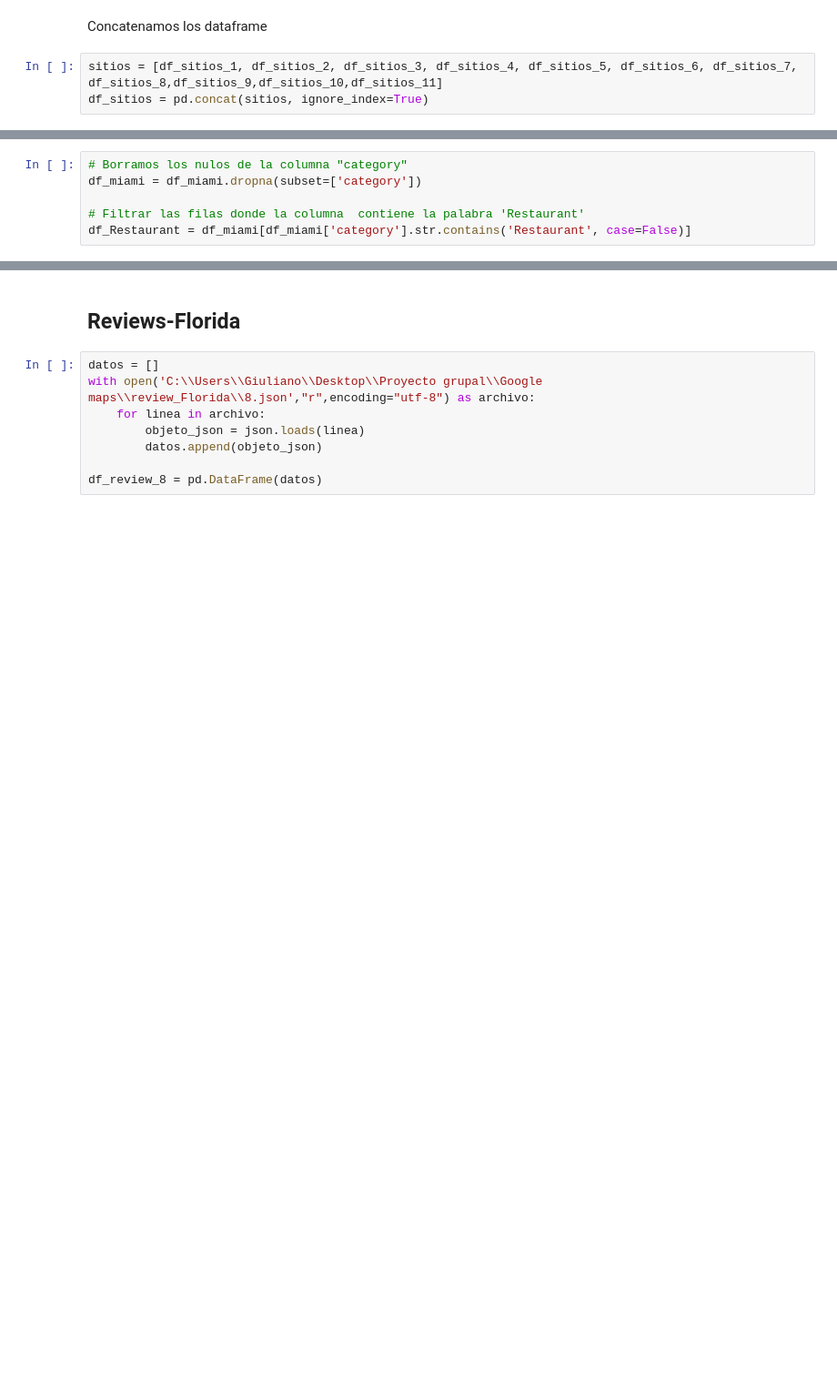
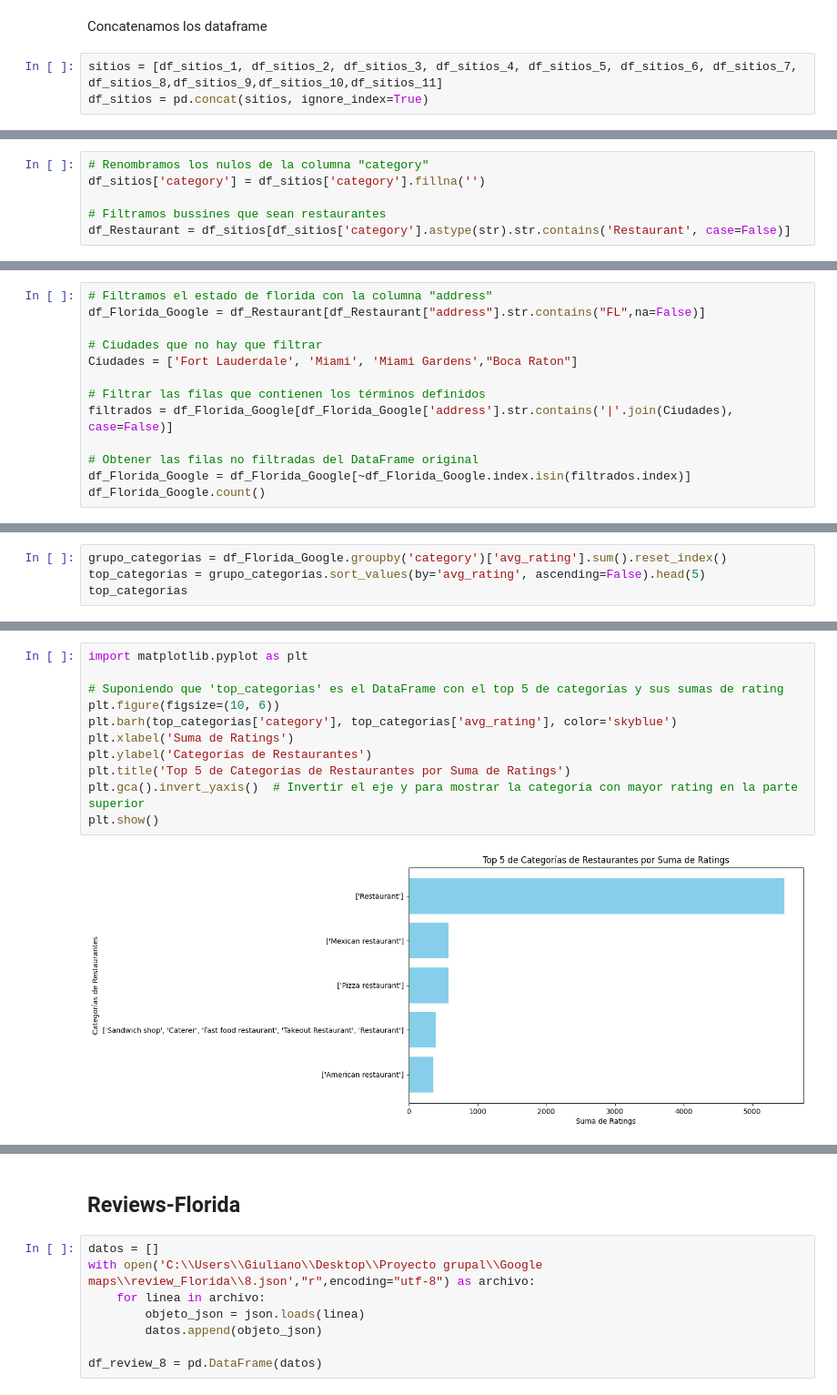
Before and after one commit to rfpcast/Proyecto-DA-Miami-2026, a Jupyter notebook: EDA.ipynb, the cells around one changed output, grey strips where cells are left out. Shown: that part at 91% size. Saved outputs shown, nothing was run; the diff lists cells and outputs as text; blank space fills up the shorter version.

```diff
--- a/EDA.ipynb
+++ b/EDA.ipynb
@@ -425 +381,7 @@ df_miami["address"].count()
+# %%
+# Renombramos los nulos de la columna "category"
+df_sitios['category'] = df_sitios['category'].fillna('')
+
+# Filtramos bussines que sean restaurantes
+df_Restaurant = df_sitios[df_sitios['category'].astype(str).str.contains('Restaurant', case=False)]
 # %% [markdown]
@@ -427,6 +388,0 @@ Cantidad de restaurantes en miami
-# %%
-# Borramos los nulos de la columna "category"
-df_miami = df_miami.dropna(subset=['category'])
-
-# Filtrar las filas donde la columna  contiene la palabra 'Restaurant'
-df_Restaurant = df_miami[df_miami['category'].str.contains('Restaurant', case=False)]
@@ -457,0 +389,13 @@ Name: count, dtype: int64
+# %%
+# Filtramos el estado de florida con la columna "address"
+df_Florida_Google = df_Restaurant[df_Restaurant["address"].str.contains("FL",na=False)]
+
+# Ciudades que no hay que filtrar
+Ciudades = ['Fort Lauderdale', 'Miami', 'Miami Gardens',"Boca Raton"]
+
+# Filtrar las filas que contienen los términos definidos
+filtrados = df_Florida_Google[df_Florida_Google['address'].str.contains('|'.join(Ciudades), case=False)]
+
+# Obtener las filas no filtradas del DataFrame original
+df_Florida_Google = df_Florida_Google[~df_Florida_Google.index.isin(filtrados.index)]
+df_Florida_Google.count()
@@ -457,0 +437,4 @@ Name: count, dtype: int64
+# %%
+grupo_categorias = df_Florida_Google.groupby('category')['avg_rating'].sum().reset_index()
+top_categorias = grupo_categorias.sort_values(by='avg_rating', ascending=False).head(5)
+top_categorias
@@ -457,0 +448,13 @@ Name: count, dtype: int64
+# %%
+import matplotlib.pyplot as plt
+
+# Suponiendo que 'top_categorias' es el DataFrame con el top 5 de categorías y sus sumas de rating
+plt.figure(figsize=(10, 6))
+plt.barh(top_categorias['category'], top_categorias['avg_rating'], color='skyblue')
+plt.xlabel('Suma de Ratings')
+plt.ylabel('Categorías de Restaurantes')
+plt.title('Top 5 de Categorías de Restaurantes por Suma de Ratings')
+plt.gca().invert_yaxis()  # Invertir el eje y para mostrar la categoría con mayor rating en la parte superior
+plt.show()
+# %% [output]
+[figure, added]
```
Also changed, not shown: parts of 31 cells of this notebook.
